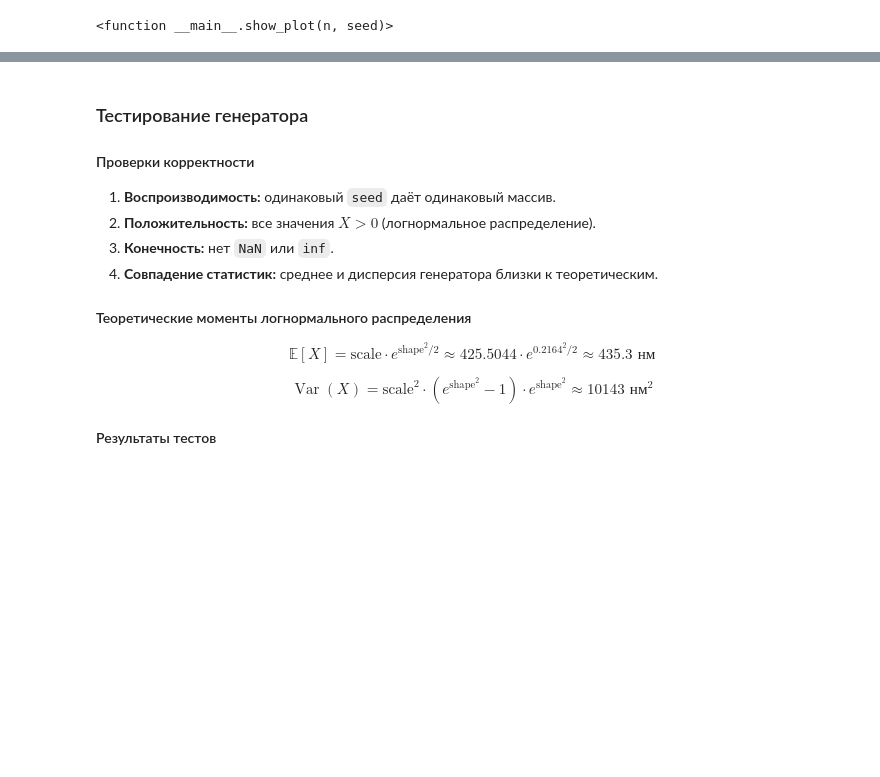
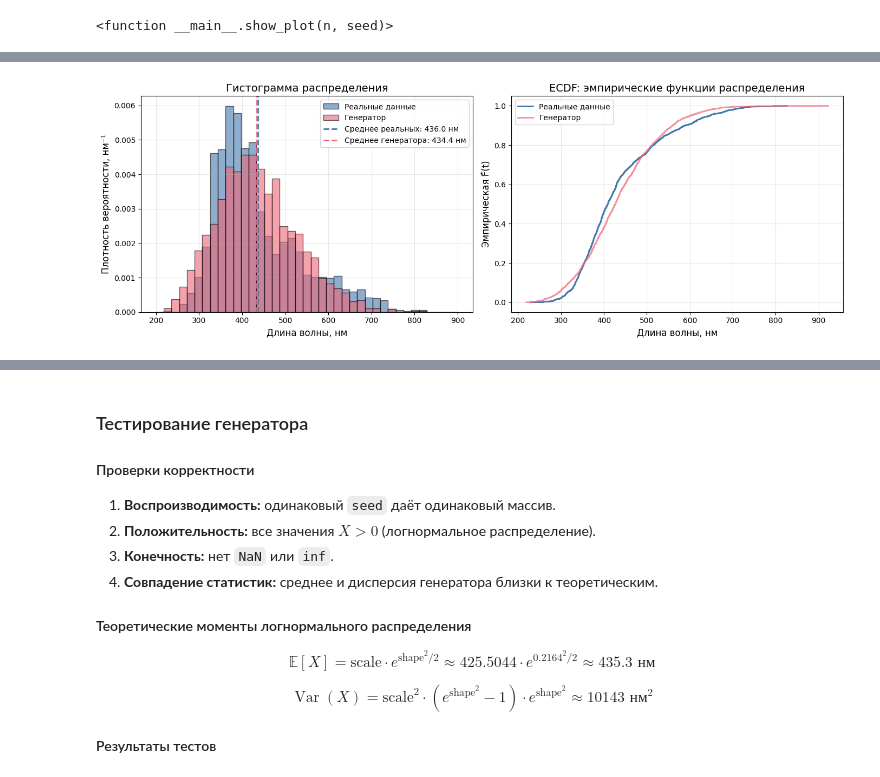
Before and after one commit to nactyu2007-blip/App-Stat-Lab01, a Jupyter notebook: AppStatLab01.ipynb, the cells around one changed output, grey strips where cells are left out. Cells and saved outputs as stored; diff of their text form; code cells hidden in the pictures; blank space fills up the shorter version.

```diff
--- a/AppStatLab01.ipynb
+++ b/AppStatLab01.ipynb
@@ -1859,0 +1912,40 @@ interactive(children=(IntSlider(value=1000, description='Размер (n)', max=
+# %%
+#@title Гистограмма: реальные vs сгенерированные данные
+
+fig, axes = plt.subplots(1, 2, figsize=(14, 5))
+
+# Левая панель: гистограмма
+bins = np.linspace(200, 900, 40)
+axes[0].hist(x_real, bins=bins, density=True, alpha=0.6,
+             label='Реальные данные', color='#4477AA', edgecolor='black')
+axes[0].hist(x_gen, bins=bins, density=True, alpha=0.6,
+             label='Генератор', color='#EE6677', edgecolor='black')
+axes[0].axvline(m_r, color='#4477AA', linestyle='--', linewidth=2, label=f'Среднее реальных: {m_r:.1f} нм')
+axes[0].axvline(m_g, color='#EE6677', linestyle='--', linewidth=2, label=f'Среднее генератора: {m_g:.1f} нм')
+axes[0].set_xlabel('Длина волны, нм', fontsize=12)
+axes[0].set_ylabel('Плотность вероятности, нм⁻¹', fontsize=12)
+axes[0].set_title('Гистограмма распределения', fontsize=14)
+axes[0].legend()
+axes[0].grid(True, alpha=0.3)
+
+# Правая панель: ECDF
+def ecdf(data):
+    x = np.sort(data)
+    y = np.arange(1, len(data) + 1) / len(data)
+    return x, y
+
+x_r, y_r = ecdf(x_real)
+x_g, y_g = ecdf(x_gen)
+
+axes[1].step(x_r, y_r, where='post', label='Реальные данные', color='#4477AA', linewidth=2)
+axes[1].step(x_g, y_g, where='post', label='Генератор', color='#EE6677', linewidth=2, alpha=0.7)
+axes[1].set_xlabel('Длина волны, нм', fontsize=12)
+axes[1].set_ylabel('Эмпирическая F̂(t)', fontsize=12)
+axes[1].set_title('ECDF: эмпирические функции распределения', fontsize=14)
+axes[1].legend()
+axes[1].grid(True, alpha=0.3)
+
+plt.tight_layout()
+plt.show()
+# %% [output]
+[figure, added]
```
Also changed, not shown: parts of 5 cells of this notebook.
